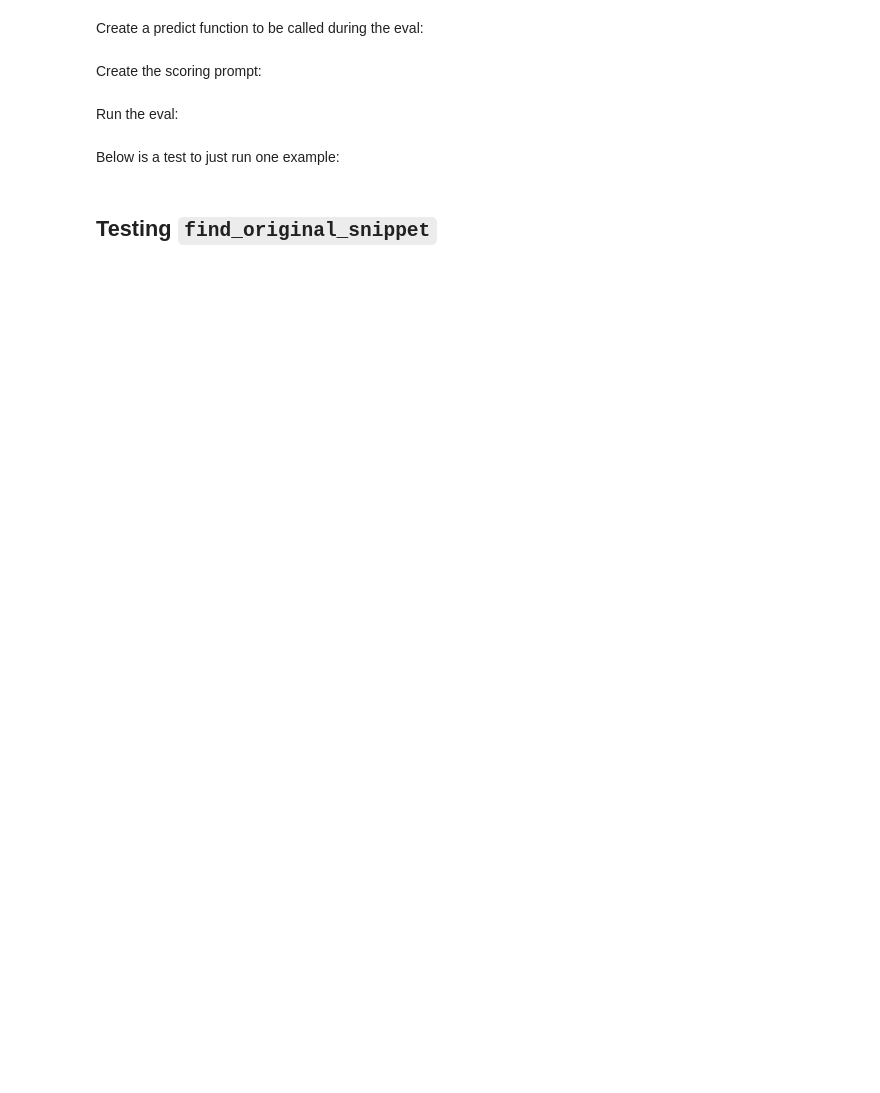
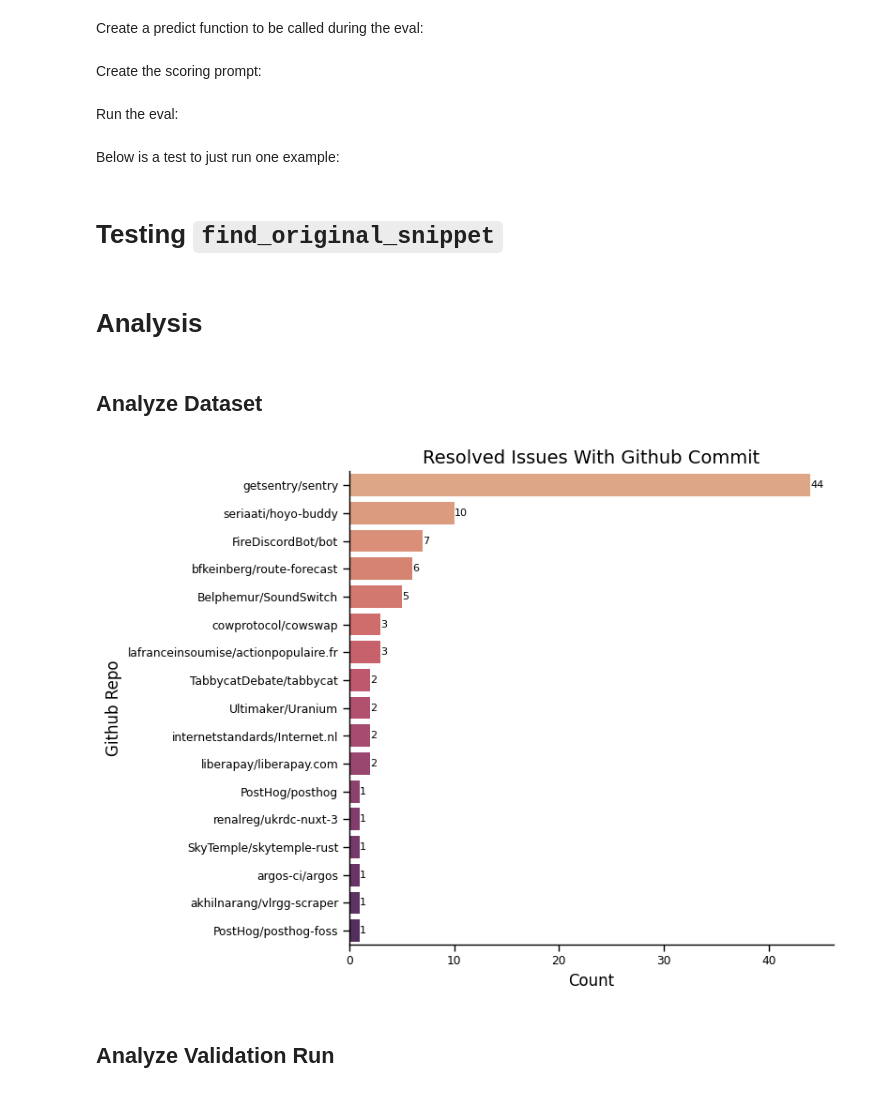
Before and after one commit to getsentry/seer, a Jupyter notebook: notebooks/run_eval.ipynb, the cells around one changed output. Drawn from its saved outputs; the diff is of its cells as text; code cells hidden in the pictures; blank space fills up the shorter version.

Commit message:
chore(autofix): Analysis of evaluation run

```diff
--- a/notebooks/run_eval.ipynb
+++ b/notebooks/run_eval.ipynb
@@ -286,7 +286,8 @@ def predict_result(input_: dict) -> dict:
     changes_step = state.get().find_step(id='changes')
     if not changes_step or not isinstance(changes_step, ChangesStep):
         return {"output": None}
-
+    if 'changes' not in changes_step or len(changes_step.changes) == 0:
+        return {"output": None}
 
     return {"output": {
         "diff_str": changes_step.changes[0].diff_str
@@ -388,7 +389,7 @@ for example in examples:
     predict_result(example.inputs)
     break
 # %% [markdown]
-## Testing `find_original_snippet`
+# Testing `find_original_snippet`
 # %%
 import json
 from seer.automation.autofix.utils import find_original_snippet
@@ -1667,3 +1668,33 @@ find_original_snippet(
     file_contents,
     threshold=0.9,
 )
+# %% [markdown]
+# Analysis
+# %% [markdown]
+## Analyze Dataset
+# %%
+def ds_plots():
+    examples = langsmith_client.list_examples(dataset_name=dataset_name)
+    repo_names = [example.inputs['repo_name'] for example in examples]
+    df_repo_names = pd.DataFrame(repo_names, columns=['repo_name'])
+
+    df_repos_hist = df_repo_names.repo_name.value_counts().sort_values(ascending=False)
+    sns.set_context("paper", rc={"font.size":8,"axes.titlesize":14,"axes.labelsize":12})
+    sns.color_palette("muted")
+    plt.figure(figsize=(8, 6))
+    ax = sns.barplot(y=df_repos_hist.index, x=df_repos_hist.values, order=df_repos_hist.index, palette="flare")
+    sns.despine(fig=None, ax=None, top=True, right=True, left=False, bottom=False, offset=None, trim=False)
+    ax.bar_label(ax.containers[0])
+    plt.title('Resolved Issues With Github Commit')
+    plt.xlabel('Count')
+    plt.ylabel('Github Repo')
+    plt.grid(False)
+    plt.tight_layout()
+    plt.savefig('issues_repos_barplot.png', dpi=150)
+    plt.show()
+
+ds_plots()
+# %% [output]
+[figure, added]
+# %% [markdown]
+## Analyze Validation Run
```
Also changed, not shown: parts of 21 cells of this notebook, 1 other file.
